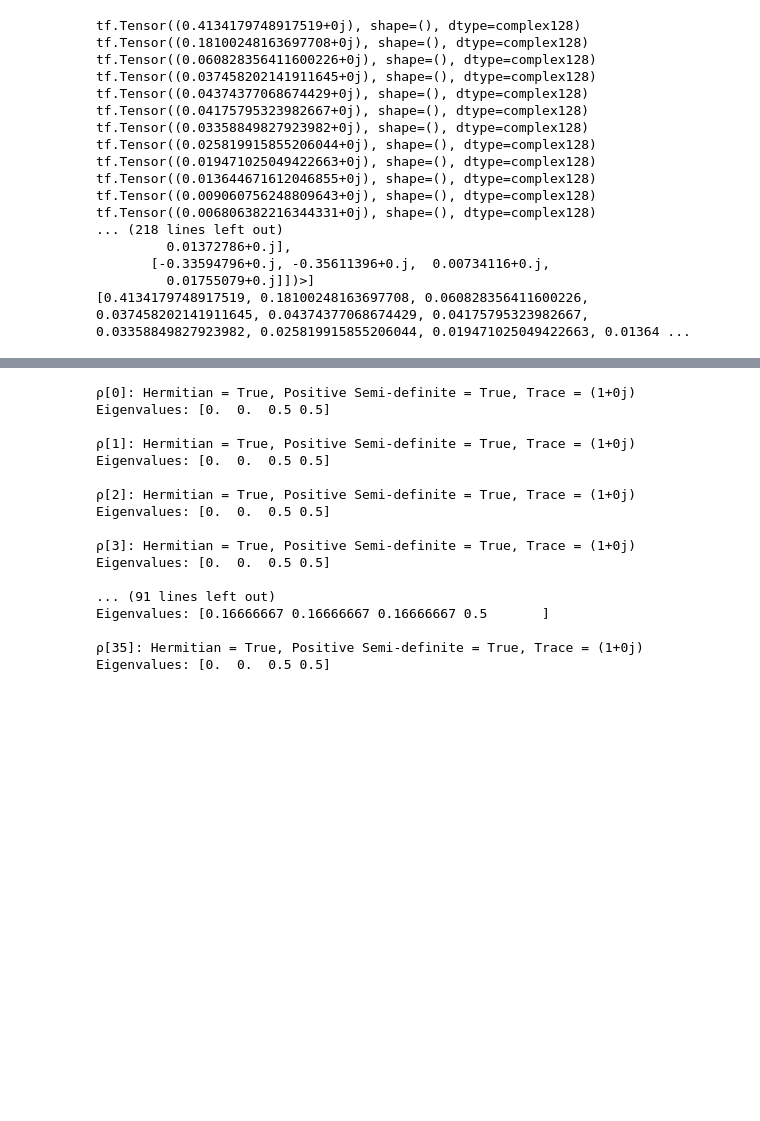
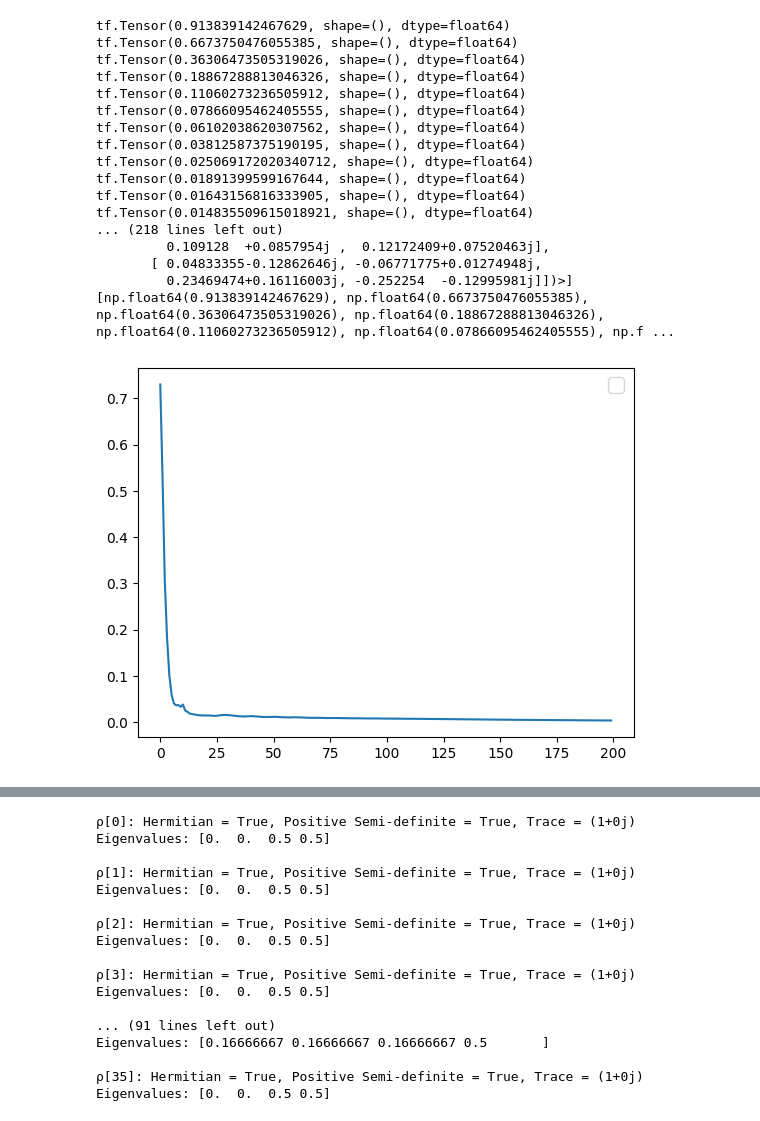
Before and after one commit to vutuanhai237/QuantumTomography, a Jupyter notebook: comparison.ipynb, the cells around one changed output, grey strips where cells are left out. Saved outputs shown, nothing was run; the diff lists cells and outputs as text; code cells hidden in the pictures; blank space fills up the shorter version.

```diff
--- a/comparison.ipynb
+++ b/comparison.ipynb
@@ -12,13 +18,14 @@ The autoreload extension is already loaded. To reload it, use:
 # %%
 from base import generator_gellmann
+from base import generator_haar
 
 n = 2
 d = 2**n
 gellmann_matrices = generator_gellmann.generate_gellmann_matrices(d)
-eigen_gellmann = generator_gellmann.diagonalize_gellmann(gellmann_matrices)
+
 # Generate 6^n density matrices
-print(len(eigen_gellmann))
-rho_list = generator_gellmann.generate_n_qubits_rho_gellmann(eigen_gellmann, n)
+rho_list = generator_haar.generate_n_qubits_rho_haar(n)
+
 print(f"Generated {len(rho_list)} of {rho_list[0].shape} rho.")
 # ----------------------------
 single_qubits_projectors = generator_gellmann.generate_measurement_projector_gellmann(num_qubits = 1)
@@ -31,11 +37,11 @@ Generated 36 of (4, 4) M.
 # %%
 # ----------------------------
 # Generate epsilon
-epsilon = init.create_unitary_matrix(num_qubits=n)
+epsilon = generator_haar.random_unitary(2**n)
 print(f"Generated {epsilon.shape} epsilon.")
 # Generate K list
-unitary = init.create_unitary_matrix(num_qubits=n)
-kraus_operators = init.create_kraus_operators_from_unitary(unitary)
+unitary = generator_haar.haar(2**n)
+kraus_operators = generator_haar.generate_kraus_operators(unitary)
 print(f"Generated {len(kraus_operators)} of {kraus_operators[0].shape} kraus operators.")
 # %% [output]
 Generated (4, 4) epsilon.
@@ -141,5 +50,8 @@ def optimize_adam_kraus(M_list, rho_list, unitary, kraus_operators, num_qubits,
 # %%
-kraus_operators_res, cost_dict = optimize_adam_kraus(measurement_operators, rho_list, epsilon, kraus_operators, n, 0.05, num_loop=200)
+from base import fast_QPT_recreate
+# ----------------------------
+# Fast QPT based on multi-shot measurement
+kraus_operators_res, cost_dict = fast_QPT_recreate.optimize_adam_kraus(measurement_operators, rho_list, epsilon, kraus_operators, n, 0.1, num_loop=200)
 print(kraus_operators_res)
 print(cost_dict)
 # %% [output]
@@ -292,22 +75,32 @@ def optimize_adam_kraus_our_method(rho_list, unitary, kraus_operators, num_qubit
 # %%
-kraus_operators_res_our_method, cost_dict_our_method = optimize_adam_kraus_our_method(rho_list_projected, epsilon, kraus_operators, n, alpha=0.1, num_loop=200)
+from base import optimize_algorithm
+# ----------------------------
+# Fast QPT based on single-shot measurement
+kraus_operators_res_our_method, cost_dict_our_method = optimize_algorithm.optimize_adam_kraus_set(rho_list, epsilon, kraus_operators, n, alpha=0.1, num_loop=200)
 print(kraus_operators_res_our_method)
 print(cost_dict_our_method)
 # %% [output]
-tf.Tensor((0.4134179748917519+0j), shape=(), dtype=complex128)
-tf.Tensor((0.18100248163697708+0j), shape=(), dtype=complex128)
-tf.Tensor((0.060828356411600226+0j), shape=(), dtype=complex128)
-tf.Tensor((0.037458202141911645+0j), shape=(), dtype=complex128)
-tf.Tensor((0.04374377068674429+0j), shape=(), dtype=complex128)
-tf.Tensor((0.04175795323982667+0j), shape=(), dtype=complex128)
-tf.Tensor((0.03358849827923982+0j), shape=(), dtype=complex128)
-tf.Tensor((0.025819915855206044+0j), shape=(), dtype=complex128)
-tf.Tensor((0.019471025049422663+0j), shape=(), dtype=complex128)
-tf.Tensor((0.013644671612046855+0j), shape=(), dtype=complex128)
-tf.Tensor((0.009060756248809643+0j), shape=(), dtype=complex128)
-tf.Tensor((0.006806382216344331+0j), shape=(), dtype=complex128)
+tf.Tensor(0.913839142467629, shape=(), dtype=float64)
+tf.Tensor(0.6673750476055385, shape=(), dtype=float64)
+tf.Tensor(0.36306473505319026, shape=(), dtype=float64)
+tf.Tensor(0.18867288813046326, shape=(), dtype=float64)
+tf.Tensor(0.11060273236505912, shape=(), dtype=float64)
+tf.Tensor(0.07866095462405555, shape=(), dtype=float64)
+tf.Tensor(0.06102038620307562, shape=(), dtype=float64)
+tf.Tensor(0.03812587375190195, shape=(), dtype=float64)
+tf.Tensor(0.025069172020340712, shape=(), dtype=float64)
+tf.Tensor(0.01891399599167644, shape=(), dtype=float64)
+tf.Tensor(0.01643156816333905, shape=(), dtype=float64)
+tf.Tensor(0.014835509615018921, shape=(), dtype=float64)
 ... (218 lines left out)
-         0.01372786+0.j],
-       [-0.33594796+0.j, -0.35611396+0.j,  0.00734116+0.j,
-         0.01755079+0.j]])>]
-[0.4134179748917519, 0.18100248163697708, 0.060828356411600226, 0.037458202141911645, 0.04374377068674429, 0.04175795323982667, 0.03358849827923982, 0.025819915855206044, 0.019471025049422663, 0.01364 ...
+         0.109128  +0.0857954j ,  0.12172409+0.07520463j],
+       [ 0.04833355-0.12862646j, -0.06771775+0.01274948j,
+         0.23469474+0.16116003j, -0.252254  -0.12995981j]])>]
+[np.float64(0.913839142467629), np.float64(0.6673750476055385), np.float64(0.36306473505319026), np.float64(0.18867288813046326), np.float64(0.11060273236505912), np.float64(0.07866095462405555), np.f ...
+# %%
+import matplotlib.pyplot as plt
+plt.plot(cost_dict)
+plt.legend(fontsize=14)
+plt.show()
+# %% [output]
+[figure, added]
```
Also changed, not shown: parts of 16 cells of this notebook, 8 other files.
